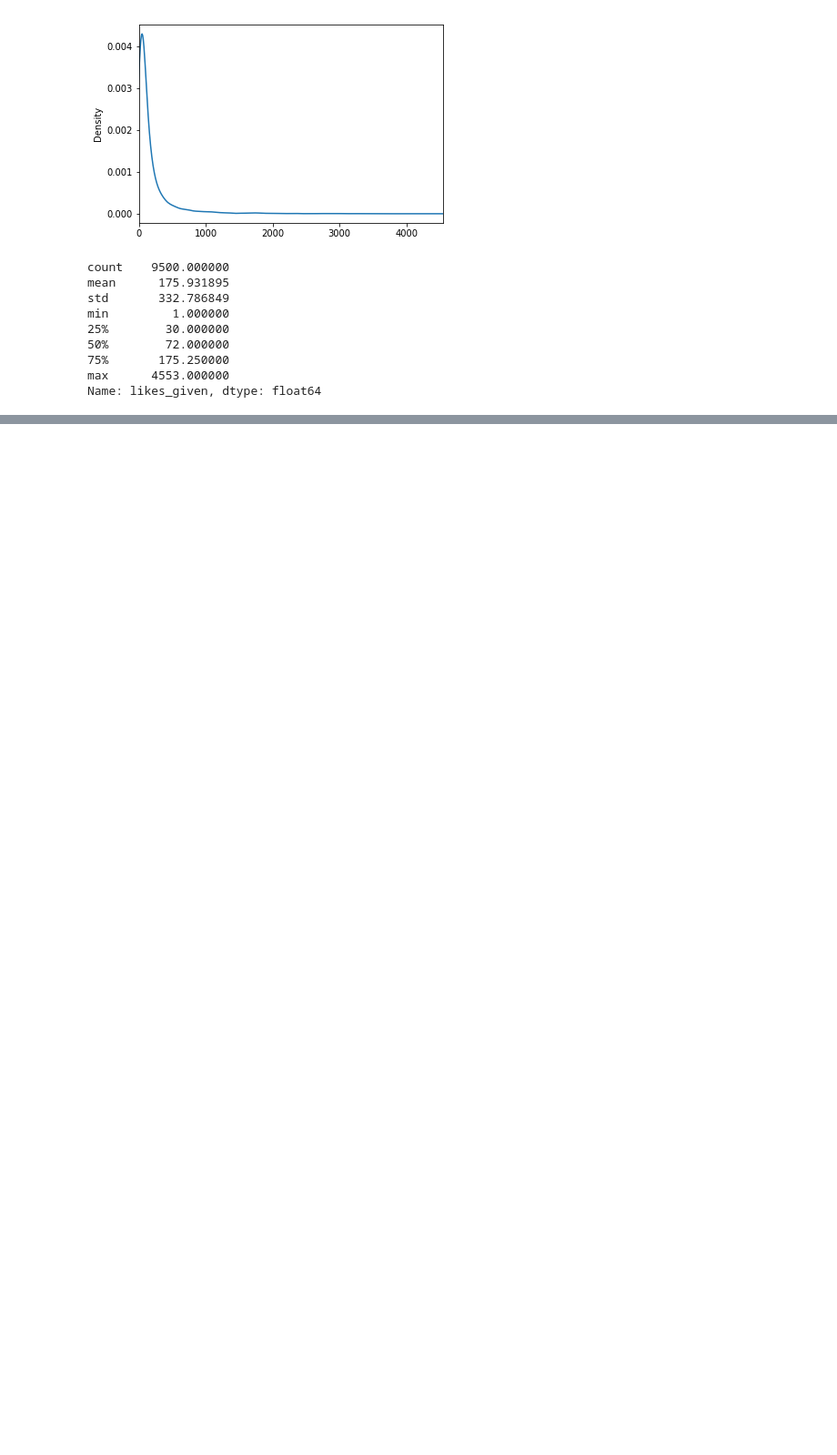
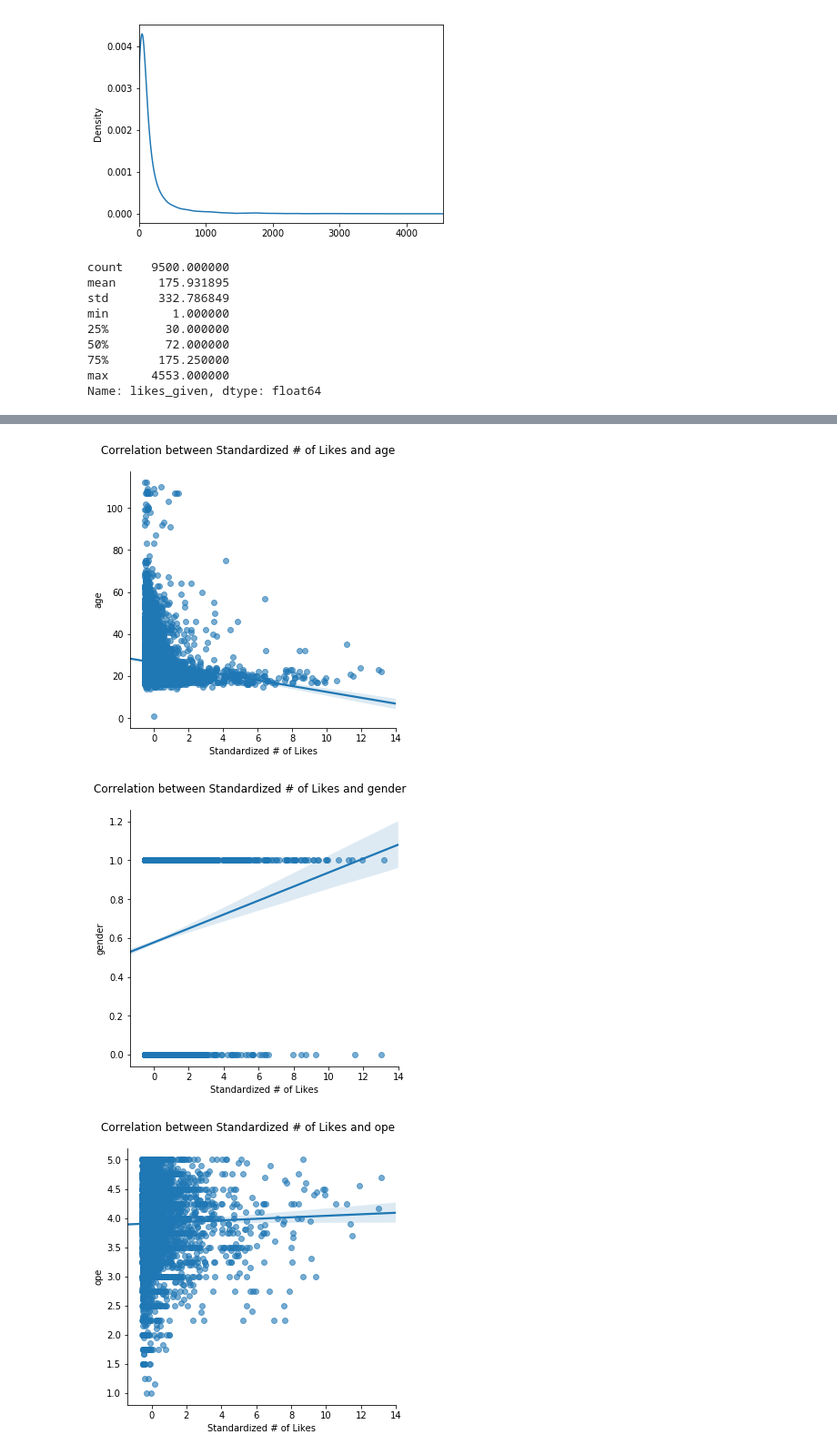
Before and after one commit to k1c/Facebook-User-Predictions, a Jupyter notebook: notebooks/relation_preprocessing_and_training.ipynb, the cells around one changed output, grey strips where cells are left out. Shown: that part at 91% size. Cells and saved outputs as stored; diff of their text form; code cells hidden in the pictures; blank space fills up the shorter version.

```diff
--- a/notebooks/relation_preprocessing_and_training.ipynb
+++ b/notebooks/relation_preprocessing_and_training.ipynb
@@ -1,7 +1,9 @@
 # %%
 import pandas as pd
 import seaborn as sns
+sns.set_style("dark")
 import matplotlib.pyplot as plt
+plt.grid()
 import numpy as np
 # %% [markdown]
 # Preprocessing v1
@@ -149,0 +140,5 @@ page_to_entry_mapping = {
+# %%
+preprocessed_training_data_z_scores = preprocessed_training_data_z_scores.rename(columns={'likes_given_z_scores': 'Standardized # of Likes', 'pages_liked_sum_likes_z_scores': 'Standardized Popularity Score'})
+
+profile_df = pd.read_csv('../../new_data/Train/Profile/Profile.csv').drop(columns=['Unnamed: 0'])
+merged_dataframe = profile_df.join(preprocessed_training_data_z_scores.set_index('userid'), on='userid')
@@ -149,0 +154,25 @@ page_to_entry_mapping = {
+# %%
+def plot_correlation(x, y):
+    plot = sns.lmplot(
+        x,
+        y,
+        data=merged_dataframe[[x, y]],
+        fit_reg=True,
+        scatter_kws={'alpha': 0.6}
+    )
+
+    plt.subplots_adjust(top=0.9)
+    plot.fig.suptitle(
+        'Correlation between {} and {}'.format(x, y)
+    )
+# %%
+xs = ['Standardized # of Likes', 'Standardized Popularity Score']
+ys = ['age', 'gender', 'ope', 'con', 'ext', 'agr', 'neu']
+
+for x in xs:
+    for y in ys:
+        plot_correlation(x, y)
+# %% [output]
+[figure, added]
+[figure, added]
+[figure, added]
```
Also changed, not shown: parts of 10 cells of this notebook, 9 other files.
